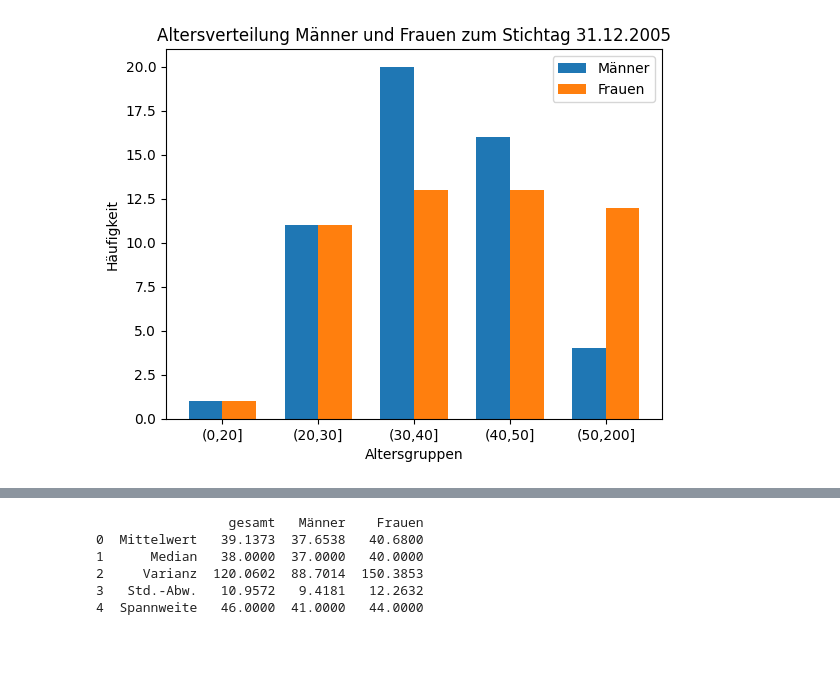
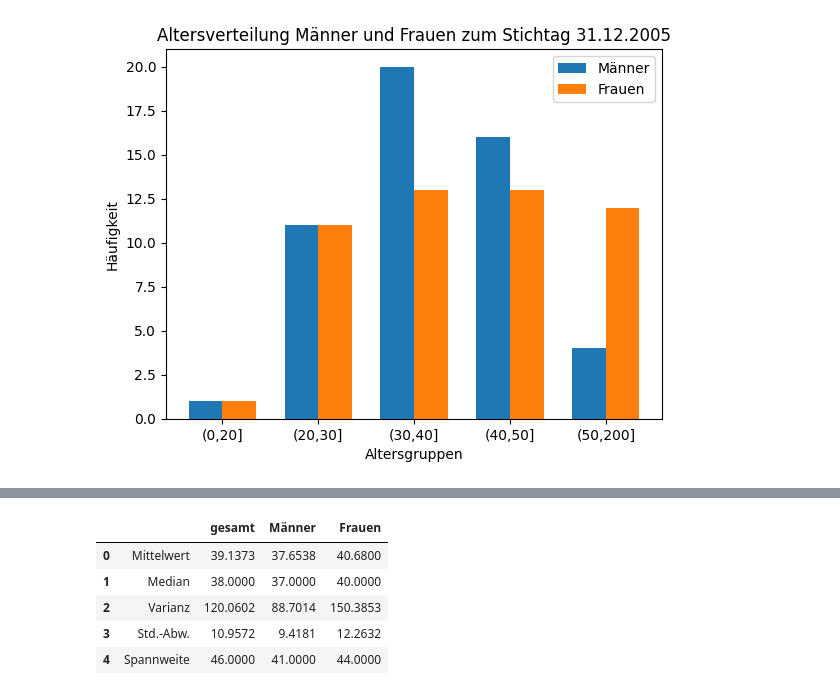
Before and after one commit to Fiusa21/Statistik_Labore, a Jupyter notebook: TestatAufgabe_1.ipynb, the cells around one changed output, grey strips where cells are left out. Saved outputs shown, nothing was run; the diff lists cells and outputs as text; code cells hidden in the pictures; blank space fills up the shorter version.

```diff
--- a/TestatAufgabe_1.ipynb
+++ b/TestatAufgabe_1.ipynb
@@ -229,37 +239,37 @@ median = (data['Alter'].median().round(decimals=4))
 median_male = (data[data['Anrede'] == 'Herr']['Alter'].median().round(decimals=4))
 median_female = (data[data['Anrede'] == 'Frau']['Alter'].median().round(decimals=4))
 
 
 variance = data['Alter'].var().round(decimals=4)
 variance_male = (data[data['Anrede'] == 'Herr']['Alter'].var().round(decimals=4))
 variance_female = (data[data['Anrede'] == 'Frau']['Alter'].var().round(decimals=4))
 
 
 deviation = data['Alter'].std().round(decimals=4)
 deviation_male = (data[data['Anrede'] == 'Herr']['Alter'].std().round(decimals=4))
 deveation_female = (data[data['Anrede'] == 'Frau']['Alter'].std().round(decimals=4))
 
 
 #calculate span
 span = (data['Alter'].max() - data['Alter'].min())
 span_male = (data[data['Anrede'] == 'Herr']['Alter'].max()) - (data[data['Anrede'] == 'Herr']['Alter'].min())
 span_female = (data[data['Anrede'] == 'Frau']['Alter'].max()) - (data[data['Anrede'] == 'Frau']['Alter'].min())
 
 #put results in a DataFrame
 key_figures = {
     "": ["Mittelwert", "Median", "Varianz", "Std.-Abw.", "Spannweite"],
     "gesamt": [average, median, variance, deviation, span],
     "Männer": [average_male, median_male, variance_male, deviation_male, span_male],
     "Frauen": [average_female, median_female, variance_female, deveation_female, span_female]
 }
 df = pd.DataFrame(key_figures)
 
 
-print(df)
+df
 # %% [output]
-                 gesamt   Männer    Frauen
-0  Mittelwert   39.1373  37.6538   40.6800
-1      Median   38.0000  37.0000   40.0000
-2     Varianz  120.0602  88.7014  150.3853
-3   Std.-Abw.   10.9572   9.4181   12.2632
-4  Spannweite   46.0000  41.0000   44.0000
+|  |  | gesamt | Männer | Frauen |
+| 0 | Mittelwert | 39.1373 | 37.6538 | 40.6800 |
+| 1 | Median | 38.0000 | 37.0000 | 40.0000 |
+| 2 | Varianz | 120.0602 | 88.7014 | 150.3853 |
+| 3 | Std.-Abw. | 10.9572 | 9.4181 | 12.2632 |
+| 4 | Spannweite | 46.0000 | 41.0000 | 44.0000 |
```
Also changed, not shown: parts of 3 cells of this notebook, 1 other file.
